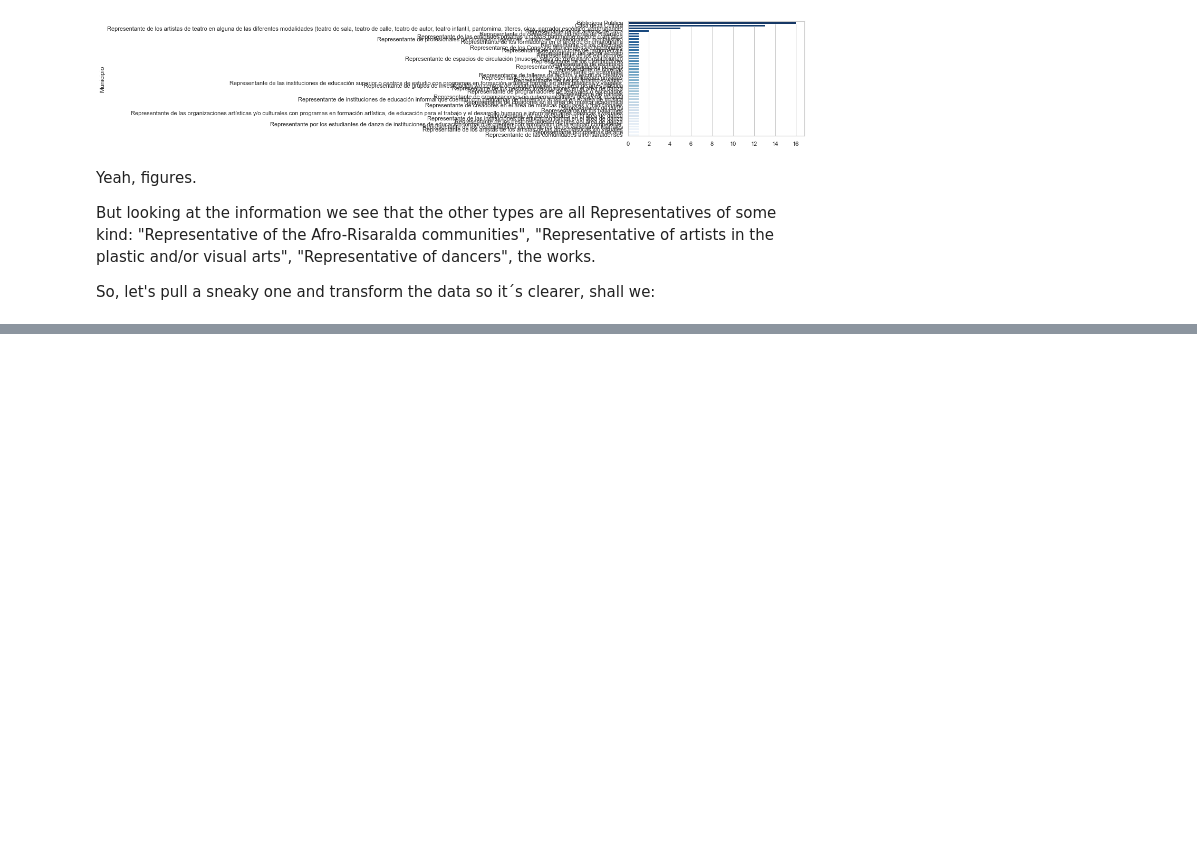
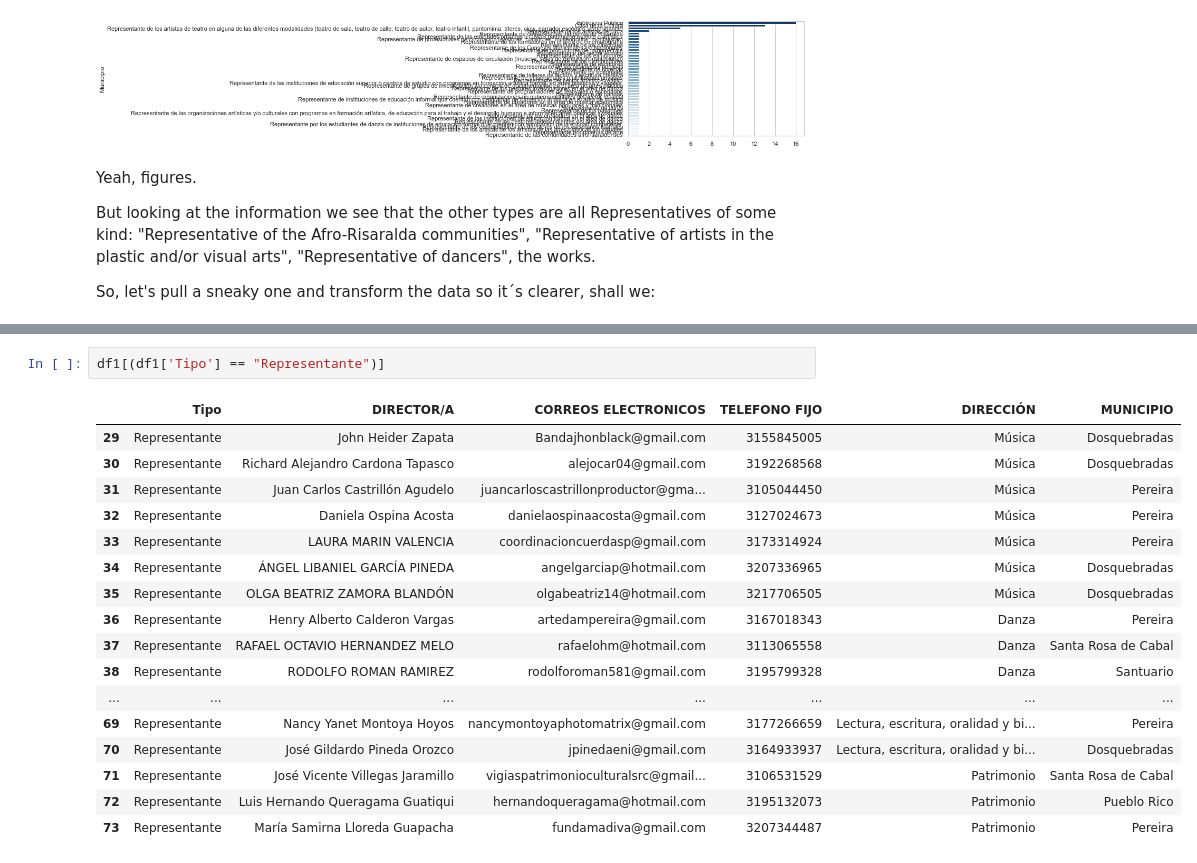
Before and after one commit to JhoaoAle/CultureCenters, a Jupyter notebook: CC_Analysis.ipynb, the cells around one changed output, grey strips where cells are left out. Drawn from its saved outputs; the diff is of its cells as text; blank space fills up the shorter version.

```diff
--- a/CC_Analysis.ipynb
+++ b/CC_Analysis.ipynb
@@ -244,0 +267,20 @@ Much better
+# %%
+df1[(df1['Tipo'] == "Representante")]
+# %% [output]
+|  | Tipo | DIRECTOR/A | CORREOS ELECTRONICOS | TELEFONO FIJO | DIRECCIÓN | MUNICIPIO |
+| 29 | Representante | John Heider Zapata | Bandajhonblack@gmail.com | 3155845005 | Música | Dosquebradas |
+| 30 | Representante | Richard Alejandro Cardona Tapasco | alejocar04@gmail.com | 3192268568 | Música | Dosquebradas |
+| 31 | Representante | Juan Carlos Castrillón Agudelo | juancarloscastrillonproductor@gma... | 3105044450 | Música | Pereira |
+| 32 | Representante | Daniela Ospina Acosta | danielaospinaacosta@gmail.com | 3127024673 | Música | Pereira |
+| 33 | Representante | LAURA MARIN VALENCIA | coordinacioncuerdasp@gmail.com | 3173314924 | Música | Pereira |
+| 34 | Representante | ÁNGEL LIBANIEL GARCÍA PINEDA | angelgarciap@hotmail.com | 3207336965 | Música | Dosquebradas |
+| 35 | Representante | OLGA BEATRIZ ZAMORA BLANDÓN | olgabeatriz14@hotmail.com | 3217706505 | Música | Dosquebradas |
+| 36 | Representante | Henry Alberto Calderon Vargas | artedampereira@gmail.com | 3167018343 | Danza | Pereira |
+| 37 | Representante | RAFAEL OCTAVIO HERNANDEZ MELO | rafaelohm@hotmail.com | 3113065558 | Danza | Santa Rosa de Cabal |
+| 38 | Representante | RODOLFO ROMAN RAMIREZ | rodolforoman581@gmail.com | 3195799328 | Danza | Santuario |
+| ... | ... | ... | ... | ... | ... | ... |
+| 69 | Representante | Nancy Yanet Montoya Hoyos | nancymontoyaphotomatrix@gmail.com | 3177266659 | Lectura, escritura, oralidad y bi... | Pereira |
+| 70 | Representante | José Gildardo Pineda Orozco | jpinedaeni@gmail.com | 3164933937 | Lectura, escritura, oralidad y bi... | Dosquebradas |
+| 71 | Representante | José Vicente Villegas Jaramillo | vigiaspatrimonioculturalsrc@gmail... | 3106531529 | Patrimonio | Santa Rosa de Cabal |
+| 72 | Representante | Luis Hernando Queragama Guatiqui | hernandoqueragama@hotmail.com | 3195132073 | Patrimonio | Pueblo Rico |
+| 73 | Representante | María Samirna Lloreda Guapacha | fundamadiva@gmail.com | 3207344487 | Patrimonio | Pereira |
```
Also changed, not shown: parts of 13 cells of this notebook.
